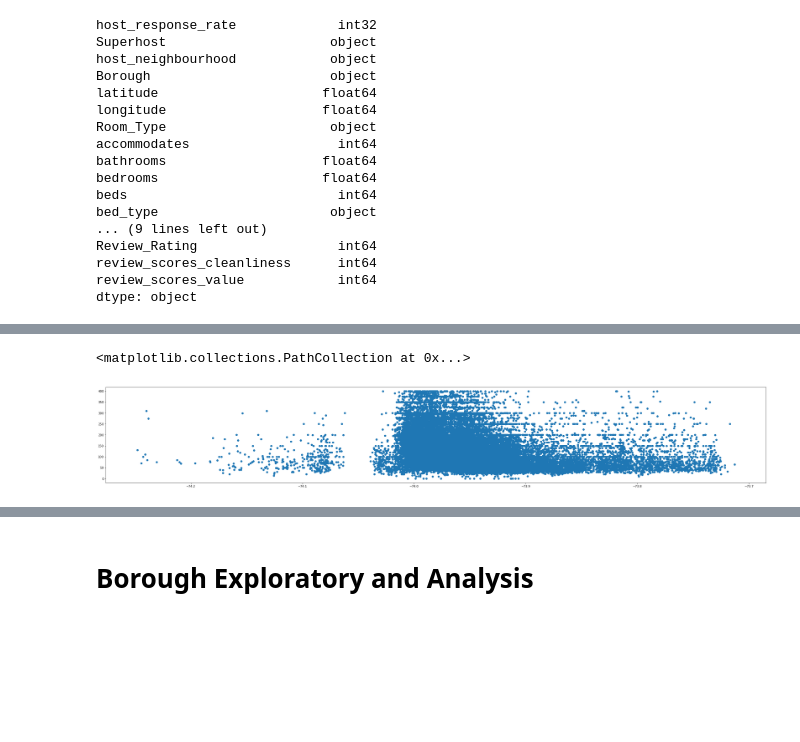
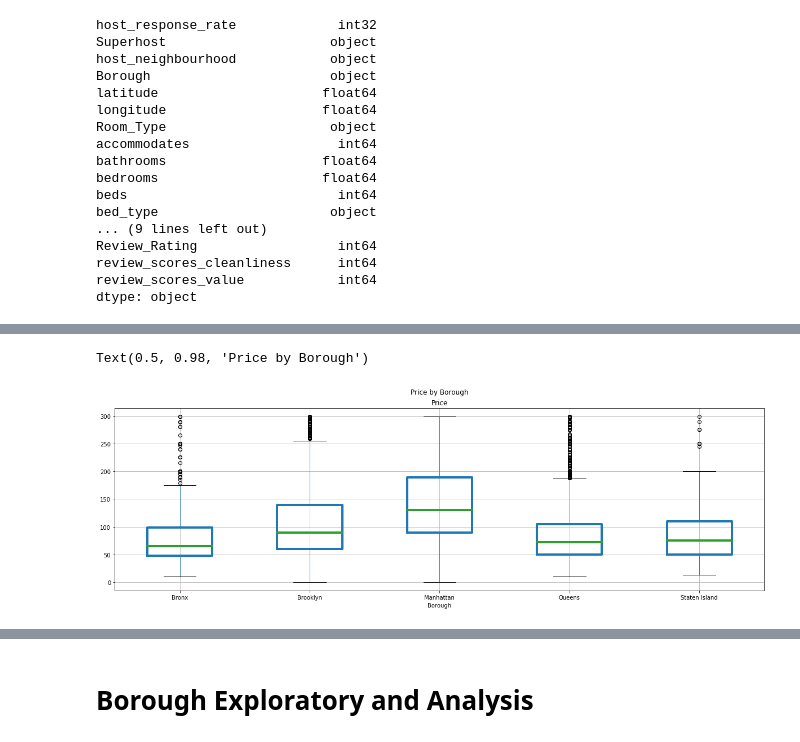
Before and after one commit to cheikhsidi/AirBnb-Price-Preduction_NYC, a Jupyter notebook: airbnb_ml.ipynb, the cells around one changed output, grey strips where cells are left out. Drawn from its saved outputs; the diff is of its cells as text; code cells hidden in the pictures; blank space fills up the shorter version.

```diff
--- a/airbnb_ml.ipynb
+++ b/airbnb_ml.ipynb
@@ -146,7 +144,13 @@ ax = sb.distplot(df['Price'], axlabel='Listing Price')
-# %%
-# Price vs location
-plt.figure(figsize=(40,6))
-plt.scatter(df['longitude'], df['Price'])
-# %% [output]
-<matplotlib.collections.PathCollection at 0x...>
-[figure, removed]
+# %%
+# Price Box plot per Borough
+boxprops = dict(linestyle='-', linewidth=4, color='k')
+medianprops = dict(linestyle='-', linewidth=4, color='k')
+
+df.boxplot(column='Price', by='Borough', boxprops=boxprops,
+                medianprops=medianprops, figsize=(20,6))
+
+# setting title
+plt.suptitle("Price by Borough")
+# %% [output]
+Text(0.5, 0.98, 'Price by Borough')
+[figure, added]
```
Also changed, not shown: parts of 73 cells of this notebook.
